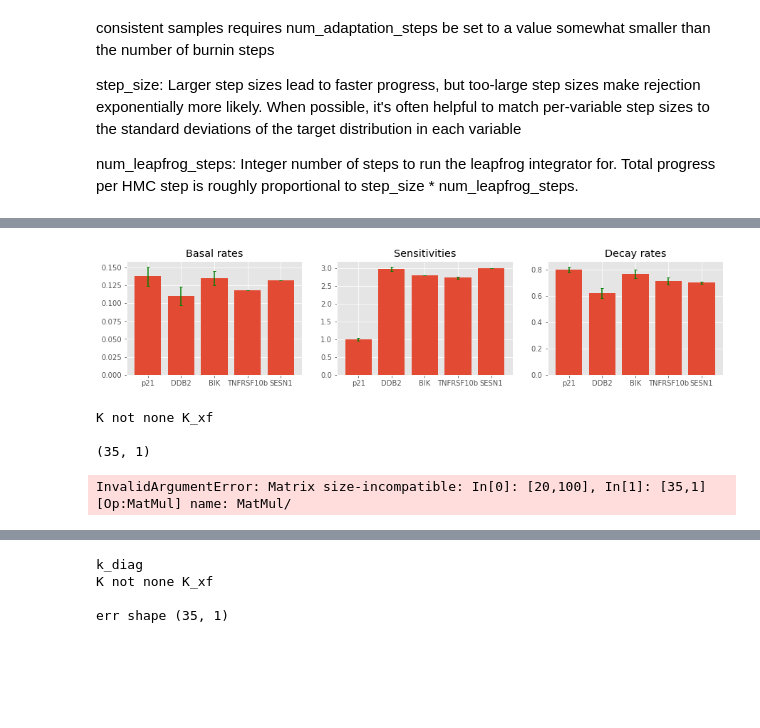
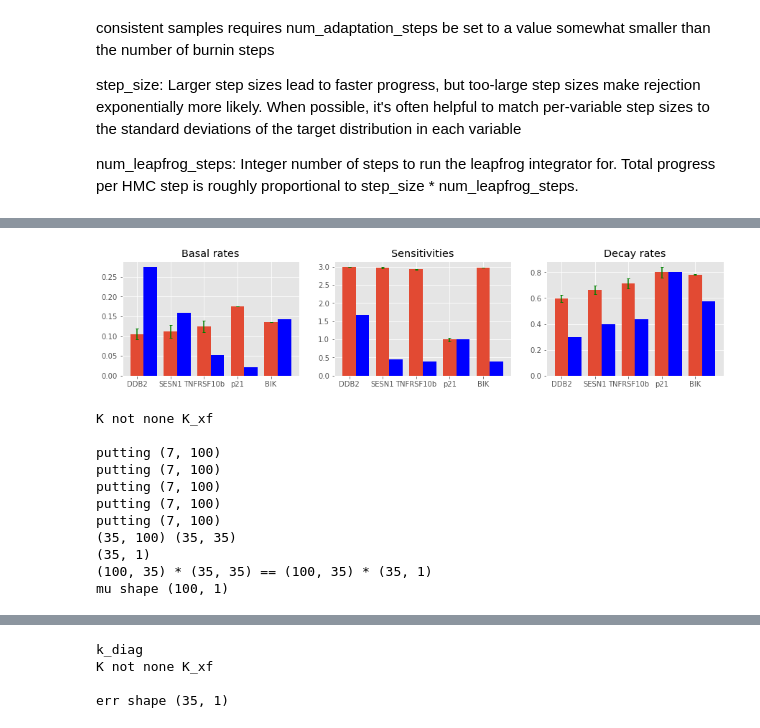
Before and after one commit to JCobbles/trangp, a Jupyter notebook: Lawrence Replication.ipynb, the cells around one changed output, grey strips where cells are left out. Cells and saved outputs as stored; diff of their text form; code cells hidden in the pictures; blank space fills up the shorter version.

```diff
--- a/Lawrence Replication.ipynb
+++ b/Lawrence Replication.ipynb
@@ -100,8 +99,10 @@ genes.rename(index=index, inplace=True)
 genes_se.rename(index=index, inplace=True)
 
 # genes = genes.append(TNFRSF10b_mean, ignore_index=False)
-genes = genes.append(p53_mean, ignore_index=False).astype(np.float64)
-#print(genes.loc[genes['Scan REF'] == pd.nan, 'Scan REF'])# = 'test'
+# genes = genes.append(p53_mean, ignore_index=False).astype(np.float64)
+
+genes = genes.reindex(['DDB2', 'SESN1', 'TNFRSF10b', 'p21', 'BIK'])
+genes_se = genes_se.reindex(['DDB2', 'SESN1', 'TNFRSF10b', 'p21', 'BIK'])
 display(genes)
 display(genes_se)
 # %% [output]
@@ -129,8 +124,8 @@ plt.plot(genes[genes.index == 'p53'].values[0])
 num_genes = 5 #X.shape[1]
 num_times = 7
 scaler = preprocessing.StandardScaler()
-training_genes = genes[genes.index != 'p53'].values
-training_genes_se = genes_se[genes_se.index != 'p53'].values
+training_genes = genes.values
+training_genes_se = genes_se.values
 
 
 Y_var = training_genes_se*training_genes_se
@@ -147,8 +142,6 @@ Y = Y.reshape(-1, 1)
 Y_var = Y_var.reshape(-1, 1)
 Sigma = tf.linalg.tensor_diag(Y_var.reshape(-1))
 
-Y_f = genes[genes.index == 'p53'].values[0].reshape(-1, 1)
-# Y = scaler.fit_transform(Y)
 X = np.arange(num_times, dtype='float64')*2
 X = np.c_[[X for _ in range(num_genes)]].reshape(-1)
 print(X)
@@ -339,9 +336,10 @@ gpflow.config.set_default_jitter(1e3)
 opt = gpflow.optimizers.Scipy()
 print_summary(model)
 Ds = list()
-i = 0
+
+@tf.function
 def objective_closure():
-    global Ds, i
+#     global Ds
     try:
         ret = - model.log_marginal_likelihood()
     except:
@@ -349,13 +347,13 @@ def objective_closure():
         raise Exception('Failed (probably Cholesky decomposition)')
 
 
-    Ds.append([s.numpy() for s in model.kernel.D])
+#     Ds.append([s.numpy() for s in model.kernel.D])
 
-    print(ret)
+    tf.print(ret)
     return ret
 opt_logs = opt.minimize(objective_closure,
                         model.trainable_variables,
-                        options=dict(maxiter=30, disp=True),
+                        options=dict(maxiter=40, disp=True),
                         method='CG')
 print_summary(model)
 # %% [output]
@@ -401,6 +376,0 @@ GPR.likelihood.variance  Parameter  Softplus     True         ()       float64
-# %%
-plt.figure(figsize=(10, 8))
-for i in range(5):
-    plt.subplot(531+i)
-    D1 = list(map(lambda s:s[i], Ds))
-    plt.plot(D1)
@@ -526,40 +494,46 @@ print(B_mcmc, list(S_mcmc.values()))
 # %%
 plt.figure(figsize=(15, 10))
 plt.subplot(3, 3, 1)
 B = [s.numpy() for s in model.mean_function.B]
 S = [s.numpy() for s in model.kernel.S]
 D = [d.numpy() for d in model.kernel.D]
+B_barenco = np.array([2.6, 1.5, 0.5, 0.2, 1.35])# From Martino paper ... but don't know the scale
+B_barenco = B_barenco/np.mean(B_barenco)*np.mean(B)# do a rough rescaling so that the scales match.
+S_barenco = np.array([3, 0.8, 0.7, 1.8, 0.7])/1.8
+D_barenco = np.array([1.2, 1.6, 1.75, 3.2, 2.3])*0.8/3.2
+
 
 data = [B, S, D]
+barenco_data = [B_barenco, S_barenco, D_barenco]
 vars = [B_mcmc, S_mcmc, D_mcmc]
 labels = ['Basal rates', 'Sensitivities', 'Decay rates']
 
 plotnum = 331
-for A, var, label in zip(data, vars, labels):
+for A, B, var, label in zip(data, barenco_data, vars, labels):
     plt.subplot(plotnum)
     plotnum+=1
-    plt.bar(range(5), A, tick_label=genes.index[:num_genes])
+    plt.bar(np.arange(5)-0.2, A, width=0.4, tick_label=genes.index[:num_genes])
+    plt.bar(np.arange(5)+0.2, B, width=0.4, color='blue', align='center')
+
     plt.title(label)
-    plt.errorbar(range(5), A, yerr=list(var.values()), fmt='none', color='green', capsize=2)
+    plt.errorbar(np.arange(5)-0.2, A, yerr=list(var.values()), fmt='none', color='green', capsize=2)
 # plt.bar(range(5), S, tick_label=genes.index[:num_genes])
 # plt.title('')
 # plt.errorbar(range(5), S, list(S_mcmc.values()), color='green')
 
 # plt.subplot(3, 3, 3)
 # plt.bar(range(5), D, tick_label=genes.index[:num_genes])
 # plt.title()
 # %% [output]
-[figure, old version]
+[figure, new version]
 # %%
-pred_t = tf.repeat((0, 12, 20), num_genes)
-pred_t = np.linspace(0, 12, 20, dtype='float64')
-pred_t = np.c_[[pred_t for _ in range(num_genes)]].reshape(-1)
+pred_t = np.linspace(0, 12, 100, dtype='float64')
 
 k = model.kernel
 
-K_inv = tf.linalg.inv(k.K(pred_t, None))
-Kxf = k.K(pred_t, pred_t)
-
+K_inv = tf.linalg.inv(k.K(X_data, None))
+Kxf = k.K(X_data, pred_t)
+print(Kxf.shape, K_inv.shape)
 x = tf.convert_to_tensor(Y) - np.repeat(B/np.array(D), 7).reshape(-1, 1)
 print(x.shape)
 KfxKxx = tf.matmul(tf.transpose(Kxf), K_inv)
@@ -570,5 +544,12 @@ print('mu shape', mu_post.shape)
 # %% [output]
 K not none K_xf
 
+putting (7, 100)
+putting (7, 100)
+putting (7, 100)
+putting (7, 100)
+putting (7, 100)
+(35, 100) (35, 35)
 (35, 1)
+(100, 35) * (35, 35) == (100, 35) * (35, 1)
+mu shape (100, 1)
-InvalidArgumentError: Matrix size-incompatible: In[0]: [20,100], In[1]: [35,1] [Op:MatMul] name: MatMul/
```
Also changed, not shown: parts of 15 cells of this notebook, 2 other files.
